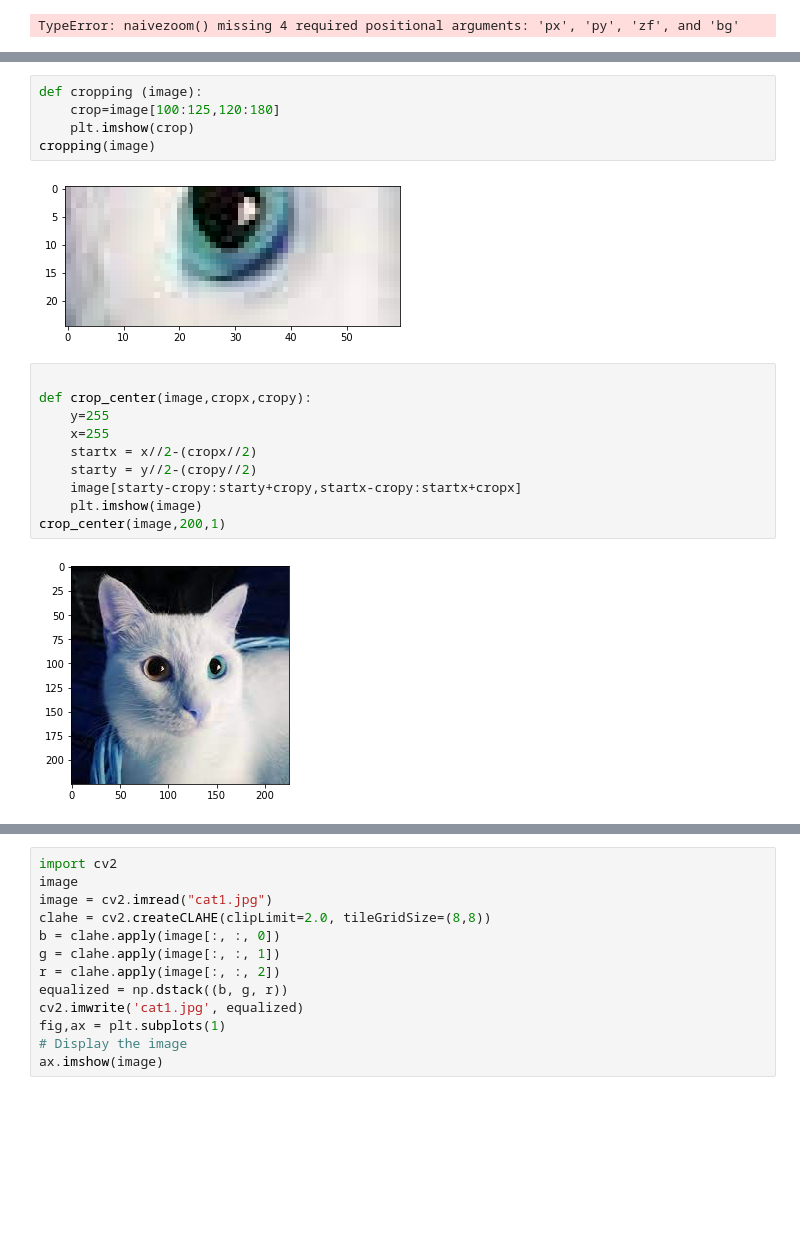
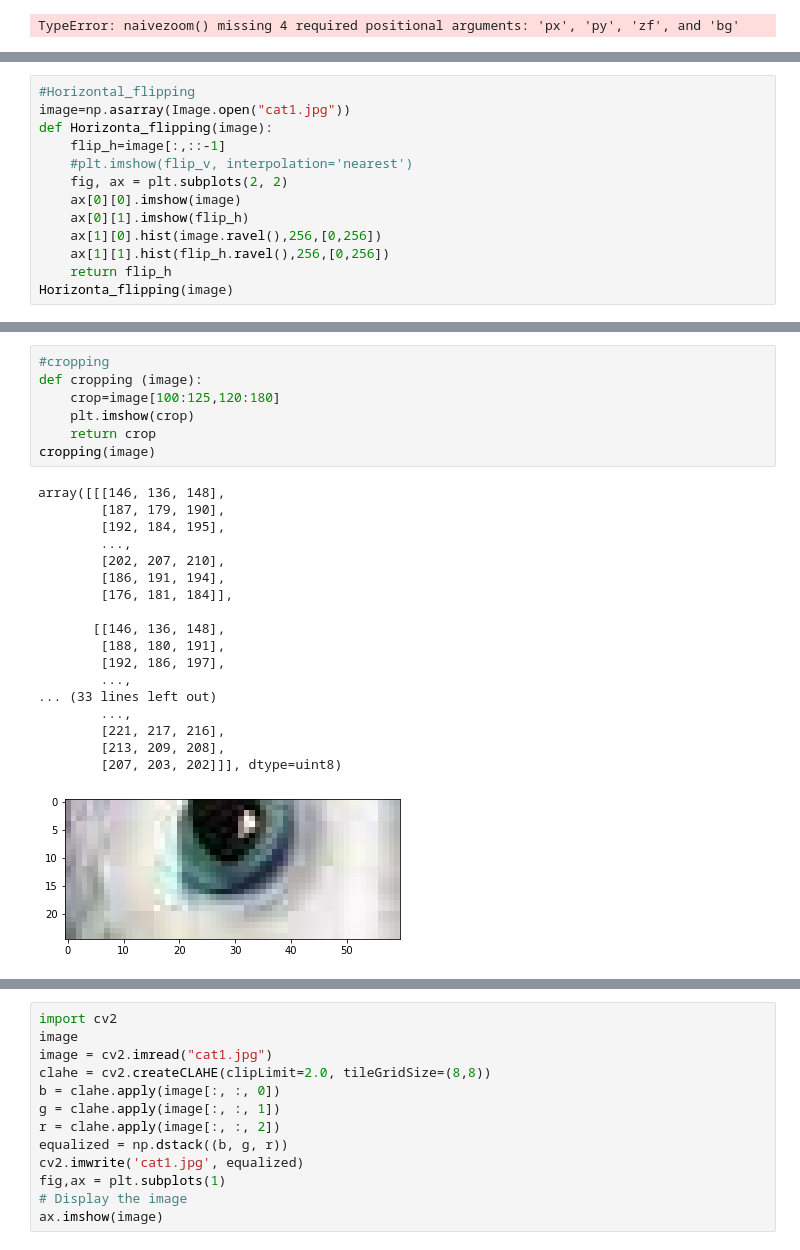
Before and after one commit to bileldhambri/Data_Augmentation, a Jupyter notebook: Project .ipynb, the cells around one changed output, grey strips where cells are left out. Drawn from its saved outputs; the diff is of its cells as text; blank space fills up the shorter version.

```diff
--- a/Project .ipynb
+++ b/Project .ipynb
@@ -174,0 +158,13 @@ vertical_flipping(image)
+# %%
+#Horizontal_flipping
+image=np.asarray(Image.open("cat1.jpg"))
+def Horizonta_flipping(image):
+    flip_h=image[:,::-1]
+    #plt.imshow(flip_v, interpolation='nearest')
+    fig, ax = plt.subplots(2, 2)
+    ax[0][0].imshow(image)
+    ax[0][1].imshow(flip_h)
+    ax[1][0].hist(image.ravel(),256,[0,256])
+    ax[1][1].hist(flip_h.ravel(),256,[0,256])
+    return flip_h
+Horizonta_flipping(image)
@@ -175,19 +190,26 @@ vertical_flipping(image)
 # %%
+#cropping
 def cropping (image):
     crop=image[100:125,120:180]
     plt.imshow(crop)
+    return crop
 cropping(image)
 # %% [output]
+array([[[146, 136, 148],
+        [187, 179, 190],
+        [192, 184, 195],
+        ...,
+        [202, 207, 210],
+        [186, 191, 194],
+        [176, 181, 184]],
+
+       [[146, 136, 148],
+        [188, 180, 191],
+        [192, 186, 197],
+        ...,
+... (33 lines left out)
+        ...,
+        [221, 217, 216],
+        [213, 209, 208],
+        [207, 203, 202]]], dtype=uint8)
-[figure, old version]
+[figure, new version]
-# %%
-
-def crop_center(image,cropx,cropy):
-    y=255
-    x=255
-    startx = x//2-(cropx//2)
-    starty = y//2-(cropy//2)
-    image[starty-cropy:starty+cropy,startx-cropy:startx+cropx]
-    plt.imshow(image)
-crop_center(image,200,1)
-# %% [output]
-[figure, removed]
```
Also changed, not shown: parts of 22 cells of this notebook.
